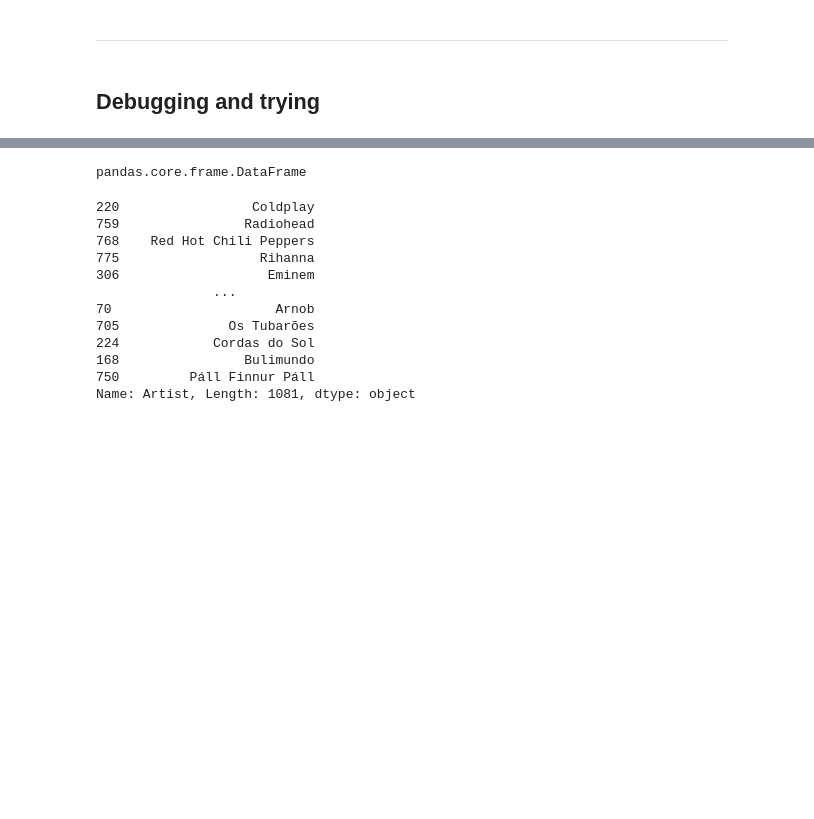
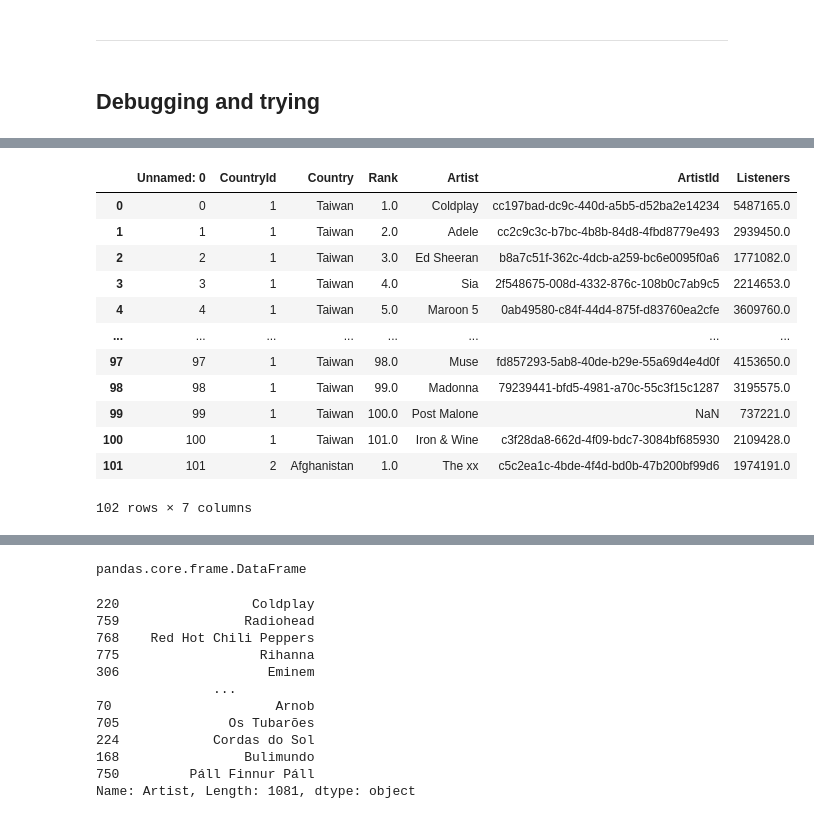
Before and after one commit to petrpham/ScrobblIES, a Jupyter notebook: 3_Analyse.ipynb, the cells around one changed output, grey strips where cells are left out. Saved outputs shown, nothing was run; the diff lists cells and outputs as text; code cells hidden in the pictures; blank space fills up the shorter version.

```diff
--- a/3_Analyse.ipynb
+++ b/3_Analyse.ipynb
@@ -133,0 +159,5 @@ __Interesting notes__:
+# %%
+df2 = pd.read_csv('geo_top_artists_101.csv', sep = ',')
+df2.head()
+geoArt = Analyzer()
+geoArt.dataLoader(df2, 'GeoTopArtists')
@@ -154,3 +193,19 @@ df
+# %%
+df2.head(102)
+# %% [output]
+|  | Unnamed: 0 | CountryId | Country | Rank | Artist | ArtistId | Listeners |
+| 0 | 0 | 1 | Taiwan | 1.0 | Coldplay | cc197bad-dc9c-440d-a5b5-d52ba2e14234 | 5487165.0 |
+| 1 | 1 | 1 | Taiwan | 2.0 | Adele | cc2c9c3c-b7bc-4b8b-84d8-4fbd8779e493 | 2939450.0 |
+| 2 | 2 | 1 | Taiwan | 3.0 | Ed Sheeran | b8a7c51f-362c-4dcb-a259-bc6e0095f0a6 | 1771082.0 |
+| 3 | 3 | 1 | Taiwan | 4.0 | Sia | 2f548675-008d-4332-876c-108b0c7ab9c5 | 2214653.0 |
+| 4 | 4 | 1 | Taiwan | 5.0 | Maroon 5 | 0ab49580-c84f-44d4-875f-d83760ea2cfe | 3609760.0 |
+| ... | ... | ... | ... | ... | ... | ... | ... |
+| 97 | 97 | 1 | Taiwan | 98.0 | Muse | fd857293-5ab8-40de-b29e-55a69d4e4d0f | 4153650.0 |
+| 98 | 98 | 1 | Taiwan | 99.0 | Madonna | 79239441-bfd5-4981-a70c-55c3f15c1287 | 3195575.0 |
+| 99 | 99 | 1 | Taiwan | 100.0 | Post Malone | NaN | 737221.0 |
+| 100 | 100 | 1 | Taiwan | 101.0 | Iron & Wine | c3f28da8-662d-4f09-bdc7-3084bf685930 | 2109428.0 |
+| 101 | 101 | 2 | Afghanistan | 1.0 | The xx | c5c2ea1c-4bde-4f4d-bd0b-47b200bf99d6 | 1974191.0 |
+102 rows × 7 columns
 # %%
 df = pd.read_csv('artist_info.csv', sep = ',')
 df = df.drop(columns = ['Unnamed: 0'], axis = 1)
```
Also changed, not shown: parts of 17 cells of this notebook.
